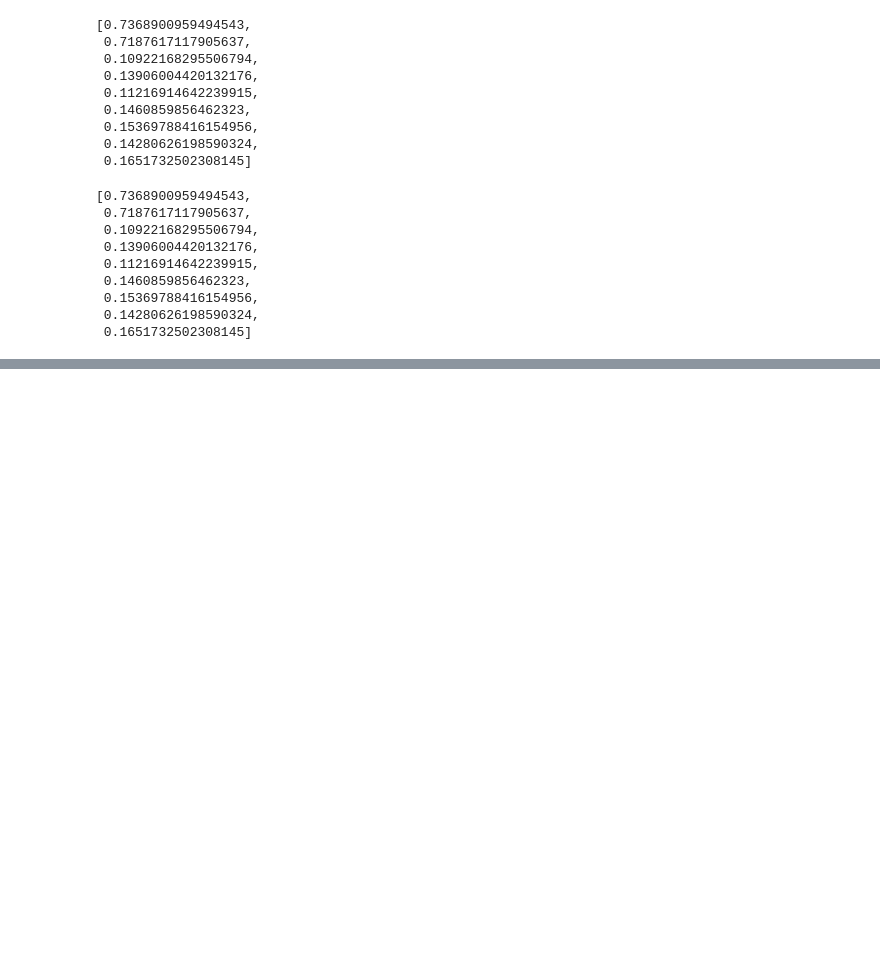
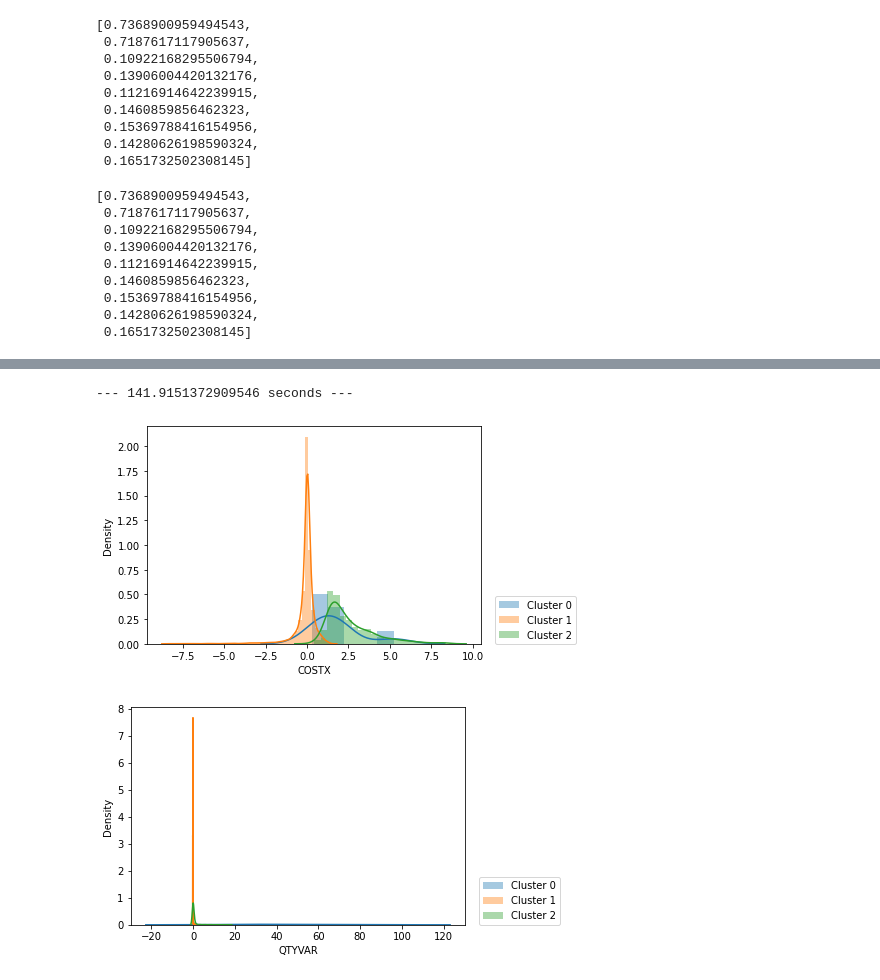
Before and after one commit to rjnakano/manejo-inventarios-pdg, a Jupyter notebook: Notebooks/2-modelos-data-fixed.ipynb, the cells around one changed output, grey strips where cells are left out. Cells and saved outputs as stored; diff of their text form; code cells hidden in the pictures; blank space fills up the shorter version.

```diff
--- a/Notebooks/2-modelos-data-fixed.ipynb
+++ b/Notebooks/2-modelos-data-fixed.ipynb
@@ -373,0 +389,23 @@ theme_minimal()
+# %%
+# Fit the cluster
+k = 3
+gamma = 0.5
+import time
+start_time = time.time()
+kprototype = KPrototypes(n_jobs = -1, n_clusters = k, init = 'Huang', gamma = gamma, random_state = 0)
+kprototype.fit_predict(dfNoSupervisado1, categorical = catColumnsPos)
+print("--- %s seconds ---" % (time.time() - start_time))
+# %% [output]
+--- 141.9151372909546 seconds ---
+# %%
+dfNoSupervisado1['Cluster'] = kprototype.labels_
+# %%
+import matplotlib.pylab as plt
+for var in ['COSTX','QTYVAR']:
+    for i in range(k):
+        sns.distplot(dfNoSupervisado1.loc[dfNoSupervisado1['Cluster']==i,var], label= 'Cluster {}'.format(i));
+        plt.legend(loc=(1.04,0))
+    plt.show();
+# %% [output]
+[figure, added]
+[figure, added]
```
Also changed, not shown: parts of 21 cells of this notebook.
